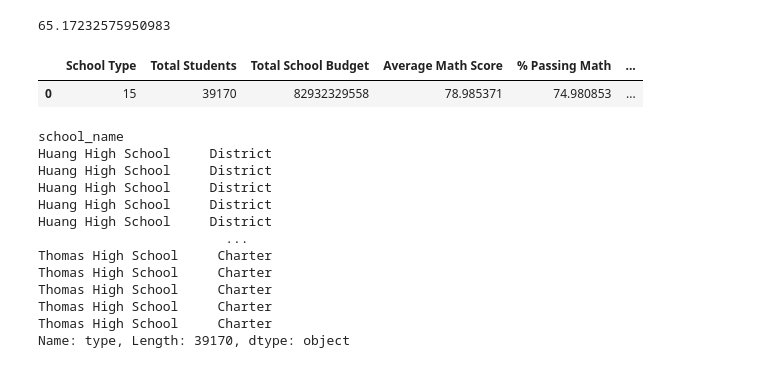
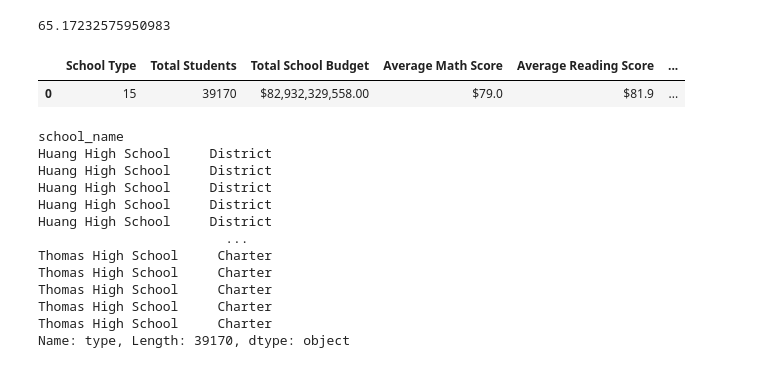
Before and after one commit to cynthiazhang88/Pandas-Challenge, a Jupyter notebook: PyCitySchools/PyCitySchools_starter.ipyb/PyCitySchools Data.ipynb, the cells around one changed output. Saved outputs shown, nothing was run; the diff lists cells and outputs as text; code cells hidden in the pictures.

```diff
--- a/PyCitySchools/PyCitySchools_starter.ipyb/PyCitySchools Data.ipynb
+++ b/PyCitySchools/PyCitySchools_starter.ipyb/PyCitySchools Data.ipynb
@@ -85,14 +85,19 @@ overall_passing
 # %%
 district_summary = pd.DataFrame({
     "School Type": [number_of_schools], "Total Students": [total_students],
-    "Total School Budget": total_budget, "Average Math Score": [average_math],
+    "Total School Budget": total_budget, "Average Math Score": [average_math], "Average Reading Score": [average_reading],
     "% Passing Math": [percent_passing_math], "% Passing Reading": [percent_passing_reading],
     "% Overall Passing": [overall_passing]
 })
-district_summary
+district_summary.style.format({"Total School Budget": "${:,.2f}",
+                              "Average Math Score": "${:,.1f}",
+                              "Average Reading Score": "${:,.1f}",
+                              "% Passing Math": "${:,.1f}",
+                              "% Passing Reading": "${:,.1f}",
+                              "% Overall Passing": "${:,.1f}"})
 # %% [output]
-|  | School Type | Total Students | Total School Budget | Average Math Score | % Passing Math | ... |
-| 0 | 15 | 39170 | 82932329558 | 78.985371 | 74.980853 | ... |
+|  | School Type | Total Students | Total School Budget | Average Math Score | Average Reading Score | ... |
+| 0 | 15 | 39170 | $82,932,329,558.00 | $79.0 | $81.9 | ... |
 # %%
 by_school = school_df_complete.set_index('school_name').groupby(['school_name'])
 by_school
```
Also changed, not shown: parts of 7 cells of this notebook.
